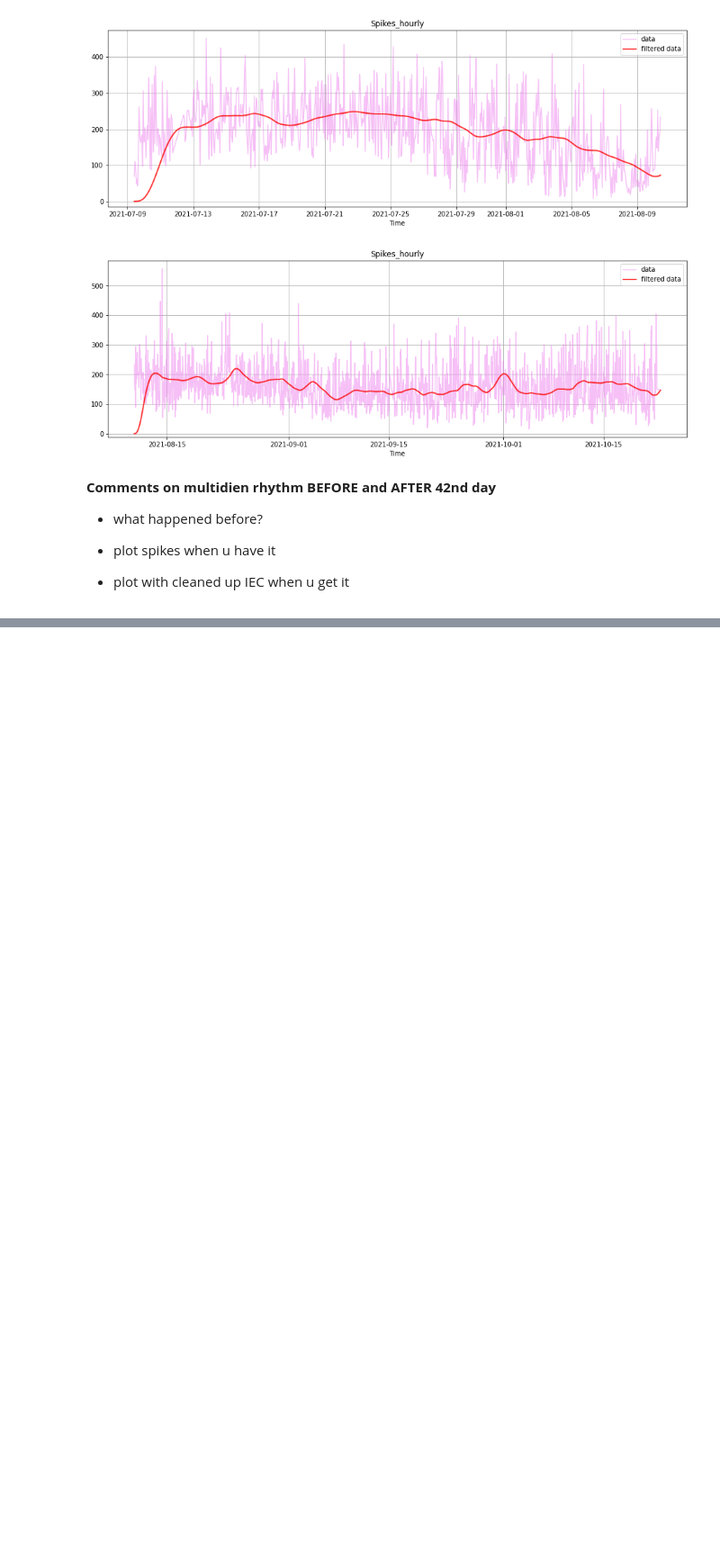
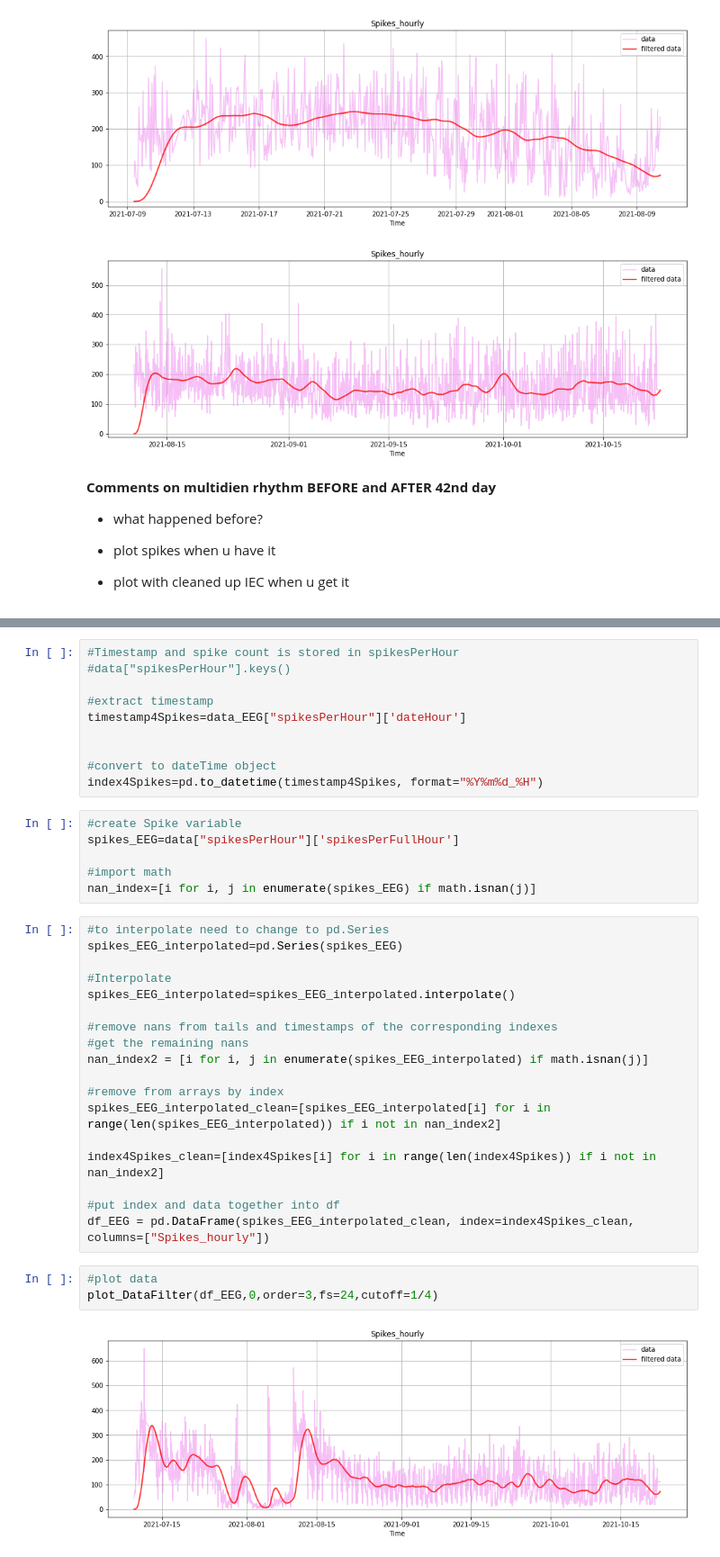
Before and after one commit to Ponyo2311/BioRhythms, a Jupyter notebook: icterSpikes_mice_3months.ipynb, the cells around one changed output, grey strips where cells are left out. Shown at 90% size. Saved outputs shown, nothing was run; the diff lists cells and outputs as text; blank space fills up the shorter version.

```diff
--- a/icterSpikes_mice_3months.ipynb
+++ b/icterSpikes_mice_3months.ipynb
@@ -247,0 +275,39 @@ plot_spect(after42days, col_index=0, title="Spectrogram of interictal spikes", s
+# %%
+#Timestamp and spike count is stored in spikesPerHour
+#data["spikesPerHour"].keys()
+
+#extract timestamp
+timestamp4Spikes=data_EEG["spikesPerHour"]['dateHour']
+
+
+#convert to dateTime object
+index4Spikes=pd.to_datetime(timestamp4Spikes, format="%Y%m%d_%H")
+# %%
+#create Spike variable
+spikes_EEG=data["spikesPerHour"]['spikesPerFullHour']
+
+#import math
+nan_index=[i for i, j in enumerate(spikes_EEG) if math.isnan(j)]
+# %%
+#to interpolate need to change to pd.Series
+spikes_EEG_interpolated=pd.Series(spikes_EEG)
+
+#Interpolate
+spikes_EEG_interpolated=spikes_EEG_interpolated.interpolate()
+
+#remove nans from tails and timestamps of the corresponding indexes
+#get the remaining nans
+nan_index2 = [i for i, j in enumerate(spikes_EEG_interpolated) if math.isnan(j)]
+
+#remove from arrays by index
+spikes_EEG_interpolated_clean=[spikes_EEG_interpolated[i] for i in range(len(spikes_EEG_interpolated)) if i not in nan_index2]
+
+index4Spikes_clean=[index4Spikes[i] for i in range(len(index4Spikes)) if i not in nan_index2]
+
+#put index and data together into df
+df_EEG = pd.DataFrame(spikes_EEG_interpolated_clean, index=index4Spikes_clean, columns=["Spikes_hourly"])
+# %%
+#plot data
+plot_DataFilter(df_EEG,0,order=3,fs=24,cutoff=1/4)
+# %% [output]
+[figure, added]
```
Also changed, not shown: parts of 32 cells of this notebook, 2 other files.
